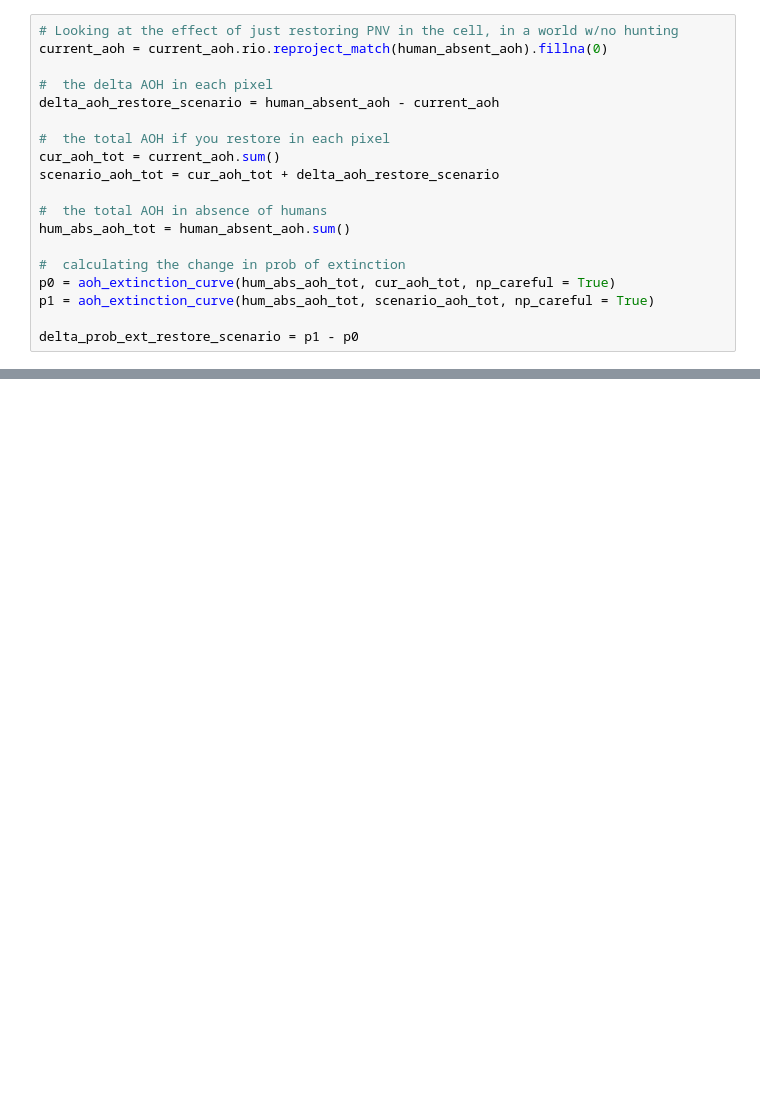
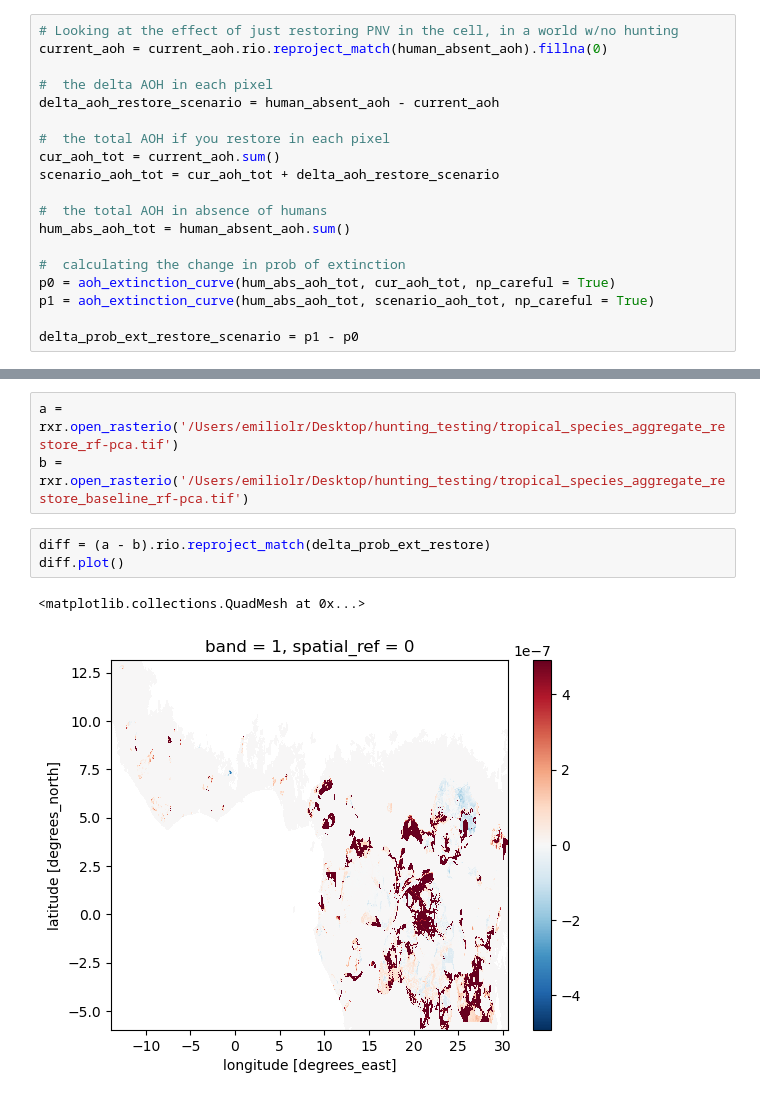
Before and after one commit to emiliolr/life-hunting, a Jupyter notebook: notebooks/figuring_out_new_life_restore_map.ipynb, the cells around one changed output, grey strips where cells are left out. Drawn from its saved outputs; the diff is of its cells as text; blank space fills up the shorter version.

```diff
--- a/notebooks/figuring_out_new_life_restore_map.ipynb
+++ b/notebooks/figuring_out_new_life_restore_map.ipynb
@@ -174,0 +158,9 @@ plt.show()
+# %%
+a = rxr.open_rasterio('/Users/emiliolr/Desktop/hunting_testing/tropical_species_aggregate_restore_rf-pca.tif')
+b = rxr.open_rasterio('/Users/emiliolr/Desktop/hunting_testing/tropical_species_aggregate_restore_baseline_rf-pca.tif')
+# %%
+diff = (a - b).rio.reproject_match(delta_prob_ext_restore)
+diff.plot()
+# %% [output]
+<matplotlib.collections.QuadMesh at 0x...>
+[figure, added]
```
Also changed, not shown: parts of 2 cells of this notebook, 11 other files.
